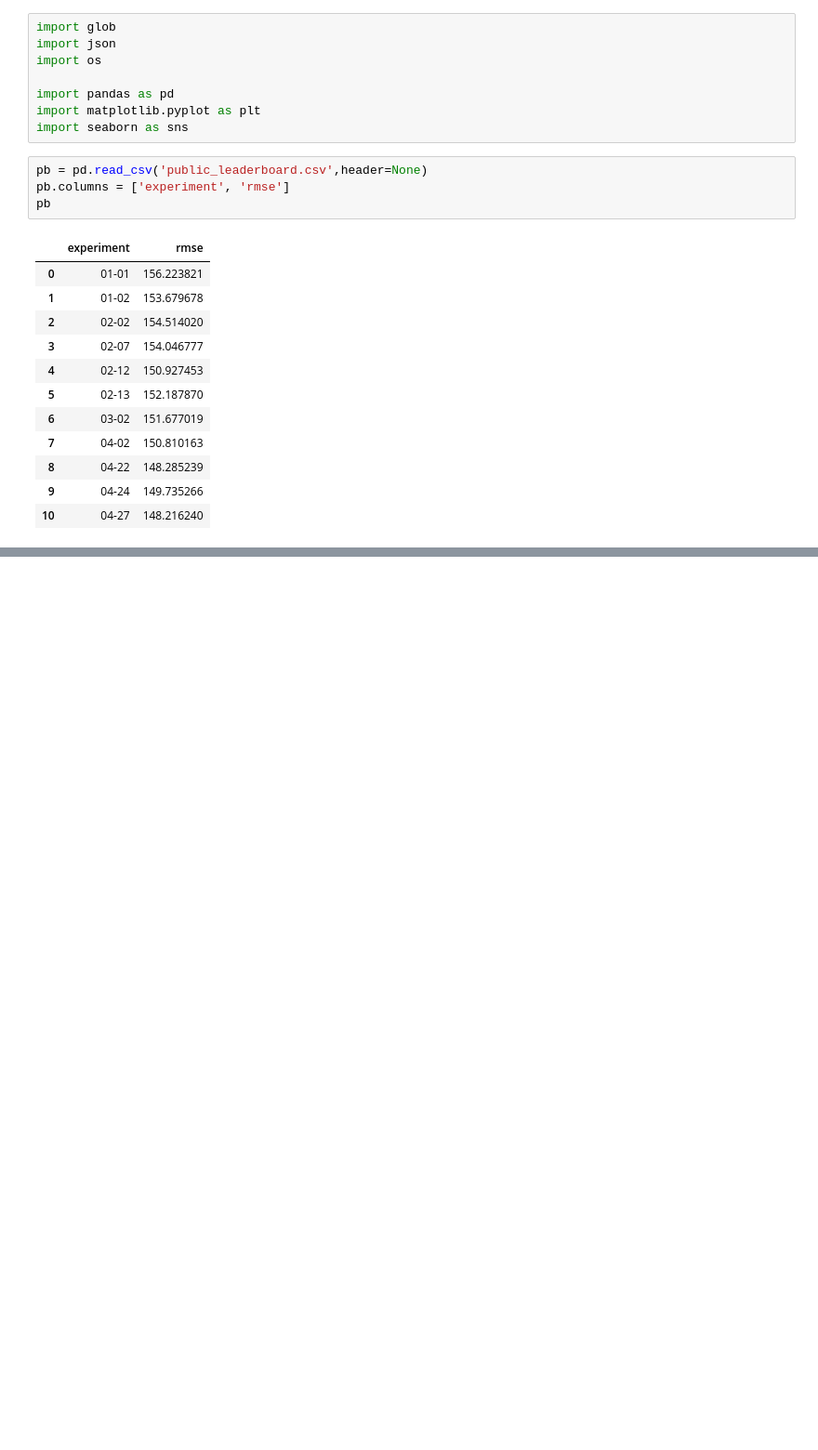
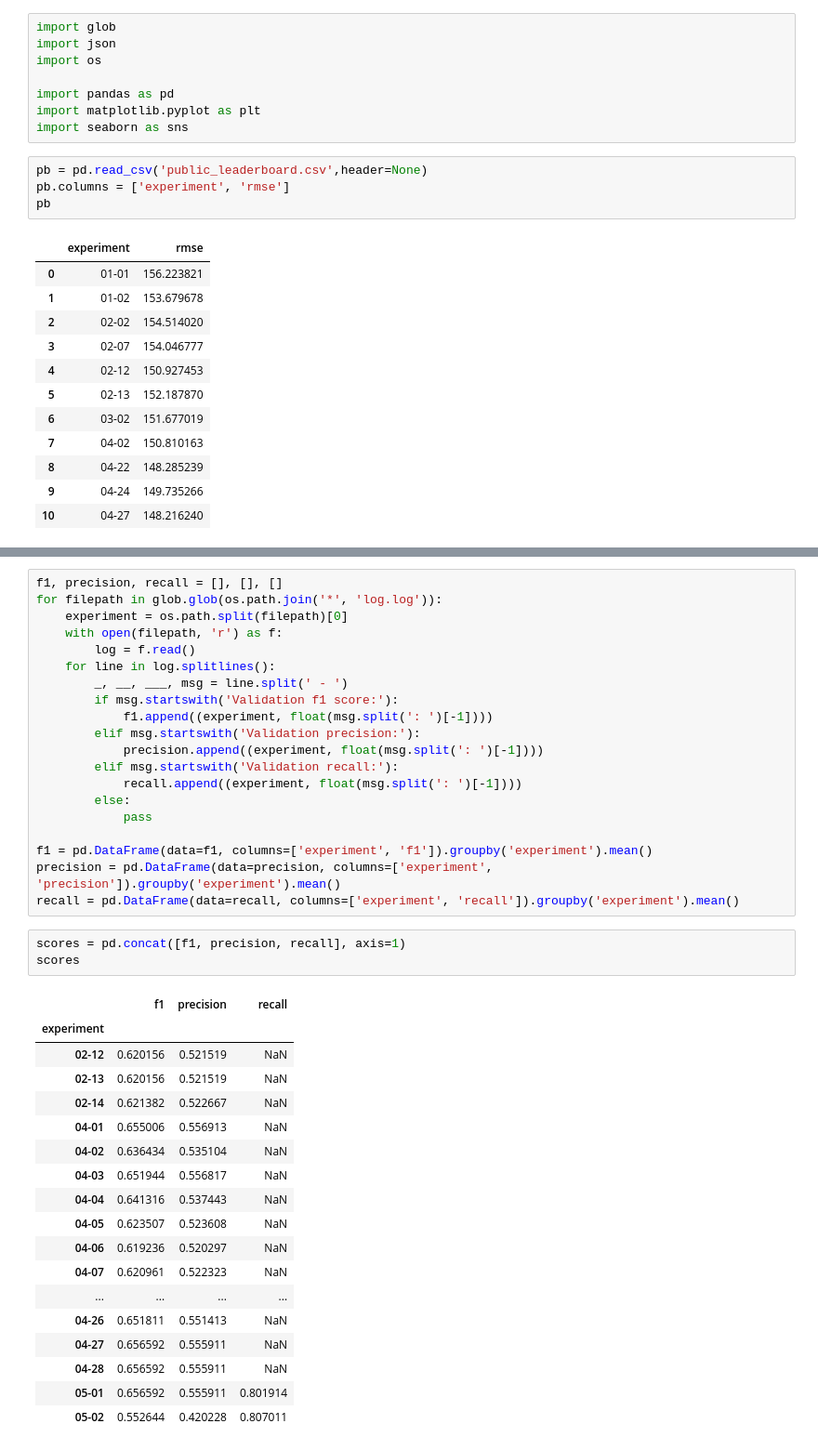
Before and after one commit to Quvotha/aiquest2021-assesment, a Jupyter notebook: experiments/cv_vs_pb.ipynb, the cells around one changed output, grey strips where cells are left out. Shown at 93% size. Drawn from its saved outputs; the diff is of its cells as text; blank space fills up the shorter version.

```diff
--- a/experiments/cv_vs_pb.ipynb
+++ b/experiments/cv_vs_pb.ipynb
@@ -90,0 +91,42 @@ cv_pb.corr()
+# %%
+f1, precision, recall = [], [], []
+for filepath in glob.glob(os.path.join('*', 'log.log')):
+    experiment = os.path.split(filepath)[0]
+    with open(filepath, 'r') as f:
+        log = f.read()
+    for line in log.splitlines():
+        _, __, ___, msg = line.split(' - ')
+        if msg.startswith('Validation f1 score:'):
+            f1.append((experiment, float(msg.split(': ')[-1])))
+        elif msg.startswith('Validation precision:'):
+            precision.append((experiment, float(msg.split(': ')[-1])))
+        elif msg.startswith('Validation recall:'):
+            recall.append((experiment, float(msg.split(': ')[-1])))
+        else:
+            pass
+
+f1 = pd.DataFrame(data=f1, columns=['experiment', 'f1']).groupby('experiment').mean()
+precision = pd.DataFrame(data=precision, columns=['experiment', 'precision']).groupby('experiment').mean()
+recall = pd.DataFrame(data=recall, columns=['experiment', 'recall']).groupby('experiment').mean()
+# %%
+scores = pd.concat([f1, precision, recall], axis=1)
+scores
+# %% [output]
+|  | f1 | precision | recall |
+| experiment |  |  |  |
+| 02-12 | 0.620156 | 0.521519 | NaN |
+| 02-13 | 0.620156 | 0.521519 | NaN |
+| 02-14 | 0.621382 | 0.522667 | NaN |
+| 04-01 | 0.655006 | 0.556913 | NaN |
+| 04-02 | 0.636434 | 0.535104 | NaN |
+| 04-03 | 0.651944 | 0.556817 | NaN |
+| 04-04 | 0.641316 | 0.537443 | NaN |
+| 04-05 | 0.623507 | 0.523608 | NaN |
+| 04-06 | 0.619236 | 0.520297 | NaN |
+| 04-07 | 0.620961 | 0.522323 | NaN |
+| ... | ... | ... | ... |
+| 04-26 | 0.651811 | 0.551413 | NaN |
+| 04-27 | 0.656592 | 0.555911 | NaN |
+| 04-28 | 0.656592 | 0.555911 | NaN |
+| 05-01 | 0.656592 | 0.555911 | 0.801914 |
+| 05-02 | 0.552644 | 0.420228 | 0.807011 |
```
Also changed, not shown: parts of 4 cells of this notebook, 1 other file.
